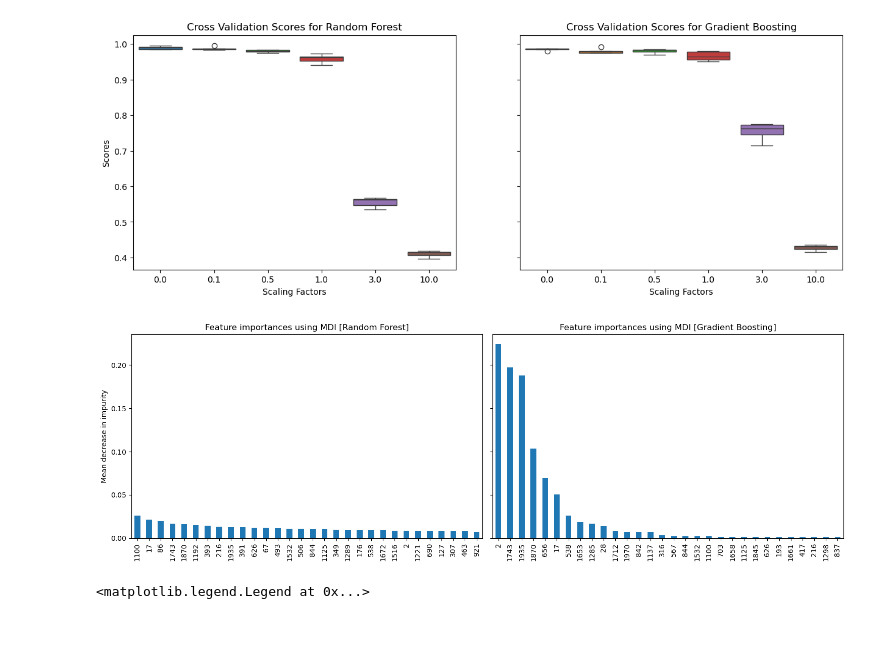
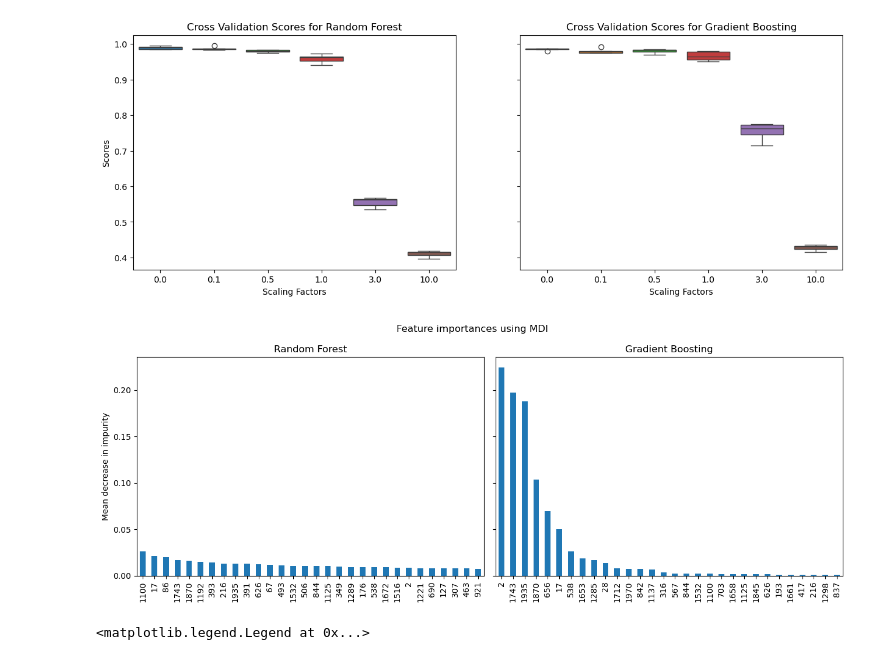
Before and after one commit to rikardradovac/Statistical-learning-for-big-data, a Jupyter notebook: AS2/project2_part1.ipynb, the cells around one changed output. Drawn from its saved outputs; the diff is of its cells as text; code cells hidden in the pictures; blank space fills up the shorter version.

```diff
--- a/AS2/project2_part1.ipynb
+++ b/AS2/project2_part1.ipynb
@@ -147,26 +148,27 @@ Text(0.5, 0, 'Scaling Factors')
 # %%
 forest_importances = pd.Series(random_forest.feature_importances_)
 boost_importances = pd.Series(gradient_boosting.feature_importances_)
 
 # sort importances and stds in descending order
 forest_importances = forest_importances.sort_values(ascending=False).head(30)
 boost_importances = boost_importances.sort_values(ascending=False).head(30)
 
-fig, (ax1, ax2) = plt.subplots(1, 2, figsize=(15, 5), sharey=True)
+fig, (ax1, ax2) = plt.subplots(1, 2, figsize=(13, 5), sharey=True)
 # Plot for Random Forest importances
 forest_importances.plot(kind='bar', ax=ax1)
-ax1.set_title("Feature importances using MDI [Random Forest]")
+ax1.set_title("Random Forest")
 ax1.set_ylabel("Mean decrease in impurity")
 
 # Plot for Gradient Boosting importances
 boost_importances.plot(kind='bar', ax=ax2)
-ax2.set_title("Feature importances using MDI [Gradient Boosting]")
+ax2.set_title("Gradient Boosting")
 ax2.set_ylabel("Mean decrease in impurity")
 
+fig.suptitle("Feature importances using MDI")
 fig.tight_layout()
 plt.show()
 # %% [output]
-[figure, old version]
+[figure, new version]
 # %%
 # ÄR SAMMA NUMBER OF FEATURES VIKTIGA?
 
```
Also changed, not shown: parts of 5 cells of this notebook, 11 other files.
